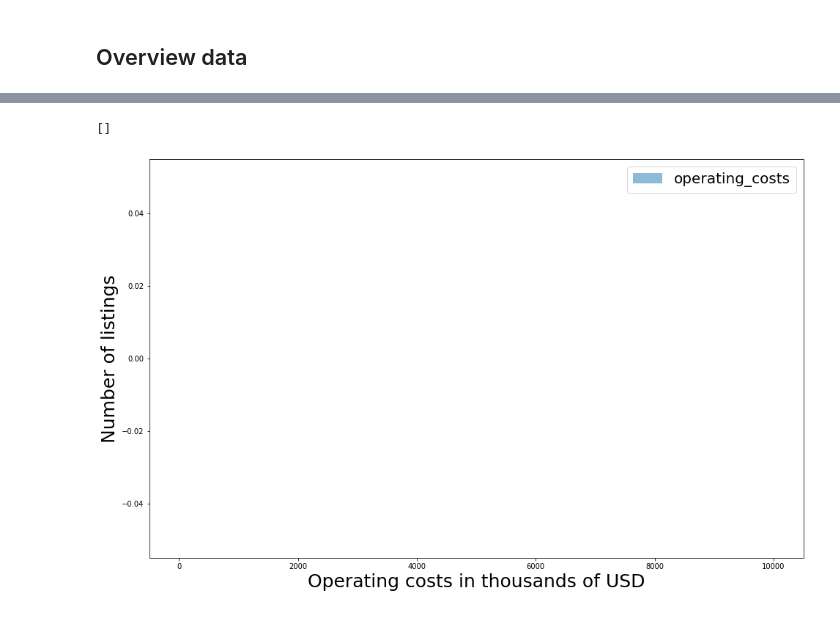
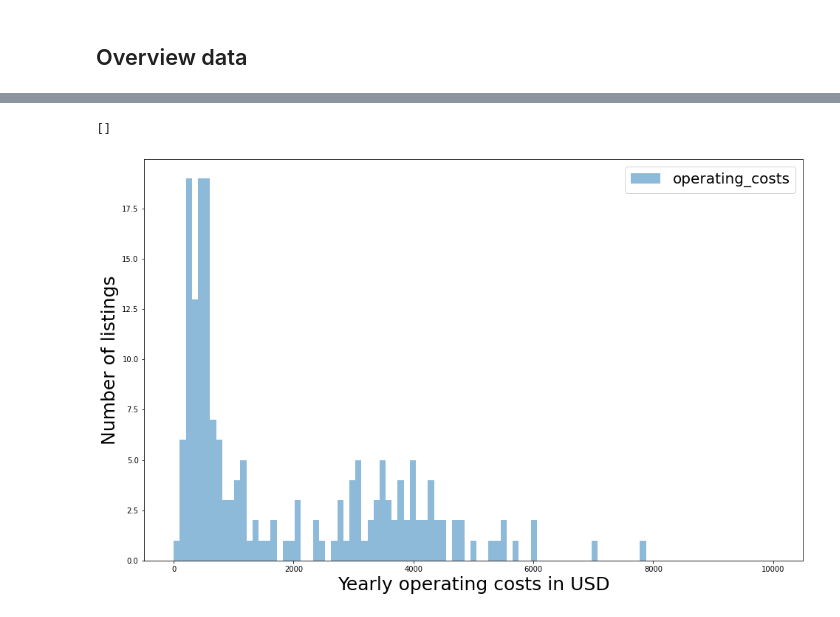
Before and after one commit to orchardpark/realsweden, a Jupyter notebook: property_market.ipynb, the cells around one changed output, grey strips where cells are left out. Drawn from its saved outputs; the diff is of its cells as text; code cells hidden in the pictures.

```diff
--- a/property_market.ipynb
+++ b/property_market.ipynb
@@ -69,11 +69,11 @@ plt.title('Difference between closing and asking price in thousands of USD', fon
 # %%
 bins = np.linspace(0, 10000, 100)
 plt.figure(figsize=(16,10))
-plt.hist(closed_listings['operating_costs']/1e4, bins, alpha=0.5, label='operating_costs')
-plt.xlabel("Operating costs in thousands of USD",fontsize=25)
+plt.hist(closed_listings['operating_costs']/10*12, bins, alpha=0.5, label='operating_costs')
+plt.xlabel("Yearly operating costs in USD",fontsize=25)
 plt.ylabel("Number of listings", fontsize=25)
 plt.legend(loc='upper right', prop={'size': 20})
 plt.plot()
 # %% [output]
 []
-[figure, old version]
+[figure, new version]
```
Also changed, not shown: parts of 5 cells of this notebook.
